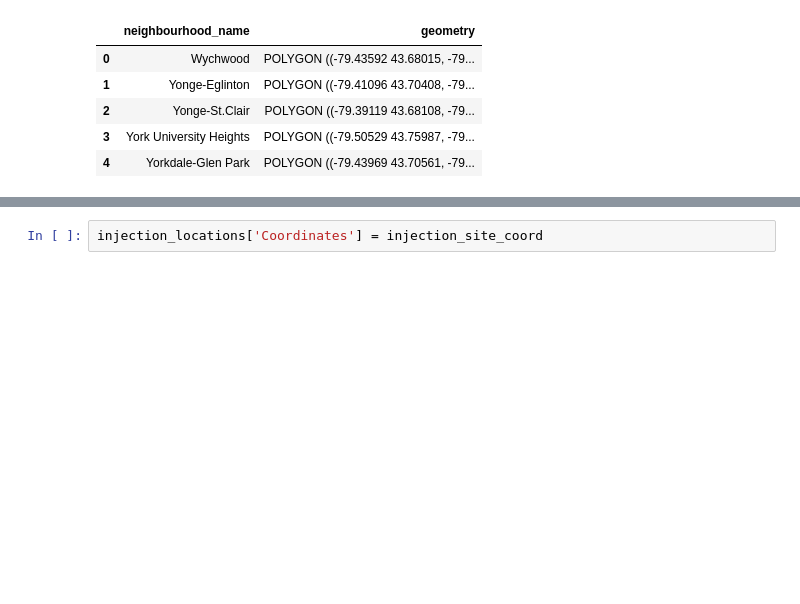
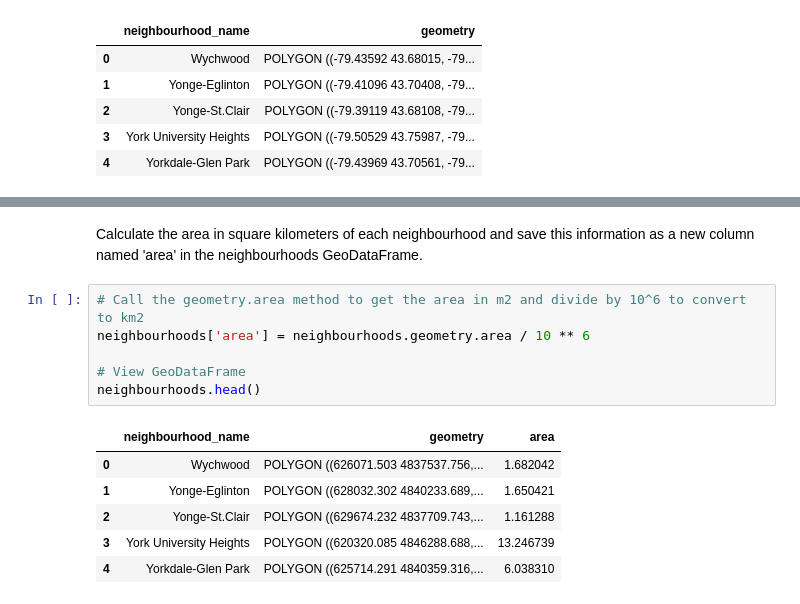
Before and after one commit to jayshah2111/team-algorithm-avengers, a Jupyter notebook: Injection_site_maps.ipynb, the cells around one changed output, grey strips where cells are left out. Cells and saved outputs as stored; diff of their text form; blank space fills up the shorter version.

```diff
--- a/Injection_site_maps.ipynb
+++ b/Injection_site_maps.ipynb
@@ -210,2 +206,15 @@ TypeError: no numeric data to plot
-# %%
-injection_locations['Coordinates'] = injection_site_coord
+# %% [markdown]
+Calculate the area in square kilometers of each neighbourhood and save this information as a new column named 'area' in the neighbourhoods GeoDataFrame.
+# %%
+# Call the geometry.area method to get the area in m2 and divide by 10^6 to convert to km2
+neighbourhoods['area'] = neighbourhoods.geometry.area / 10 ** 6
+
+# View GeoDataFrame
+neighbourhoods.head()
+# %% [output]
+|  | neighbourhood_name | geometry | area |
+| 0 | Wychwood | POLYGON ((626071.503 4837537.756,... | 1.682042 |
+| 1 | Yonge-Eglinton | POLYGON ((628032.302 4840233.689,... | 1.650421 |
+| 2 | Yonge-St.Clair | POLYGON ((629674.232 4837709.743,... | 1.161288 |
+| 3 | York University Heights | POLYGON ((620320.085 4846288.688,... | 13.246739 |
+| 4 | Yorkdale-Glen Park | POLYGON ((625714.291 4840359.316,... | 6.038310 |
```
Also changed, not shown: parts of 7 cells of this notebook, 1 other file.
